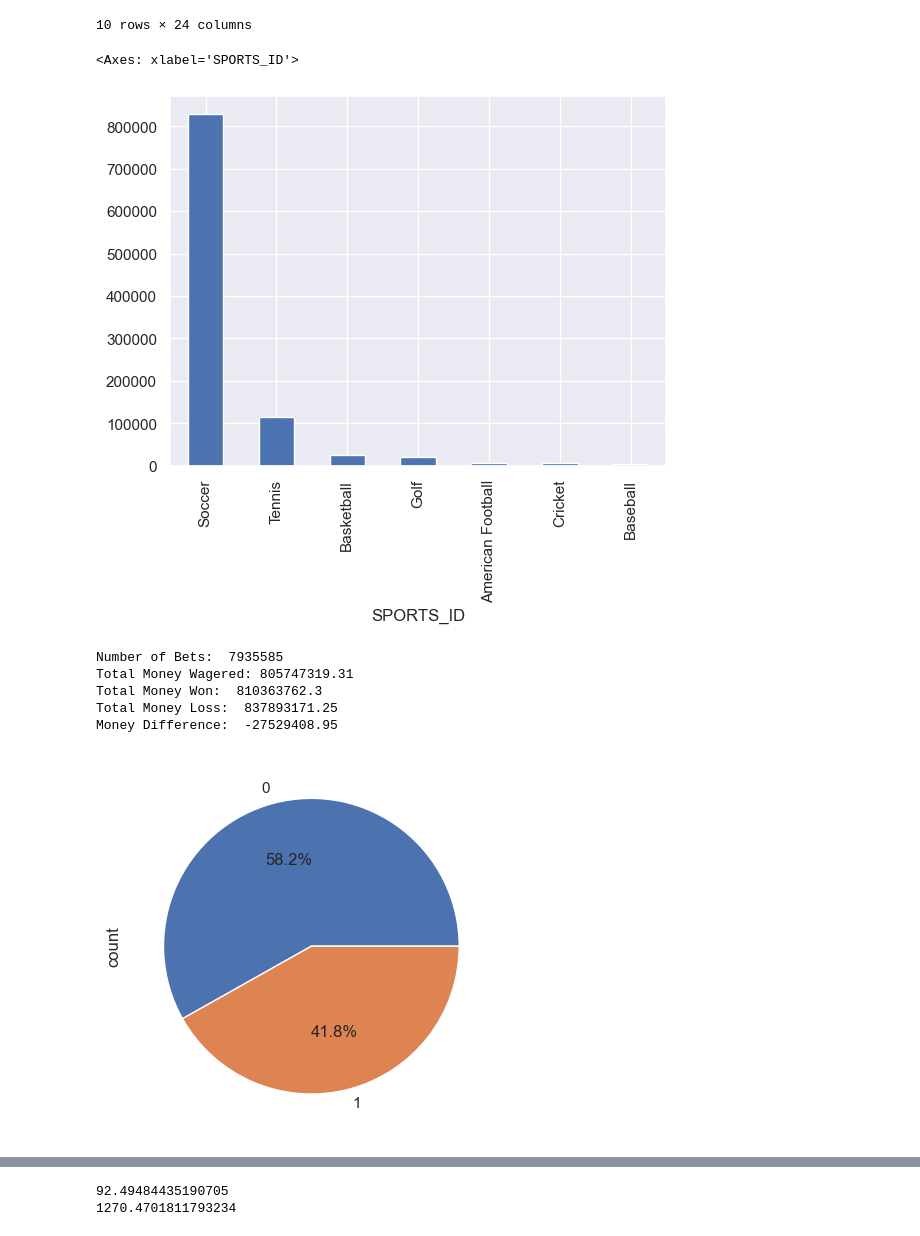
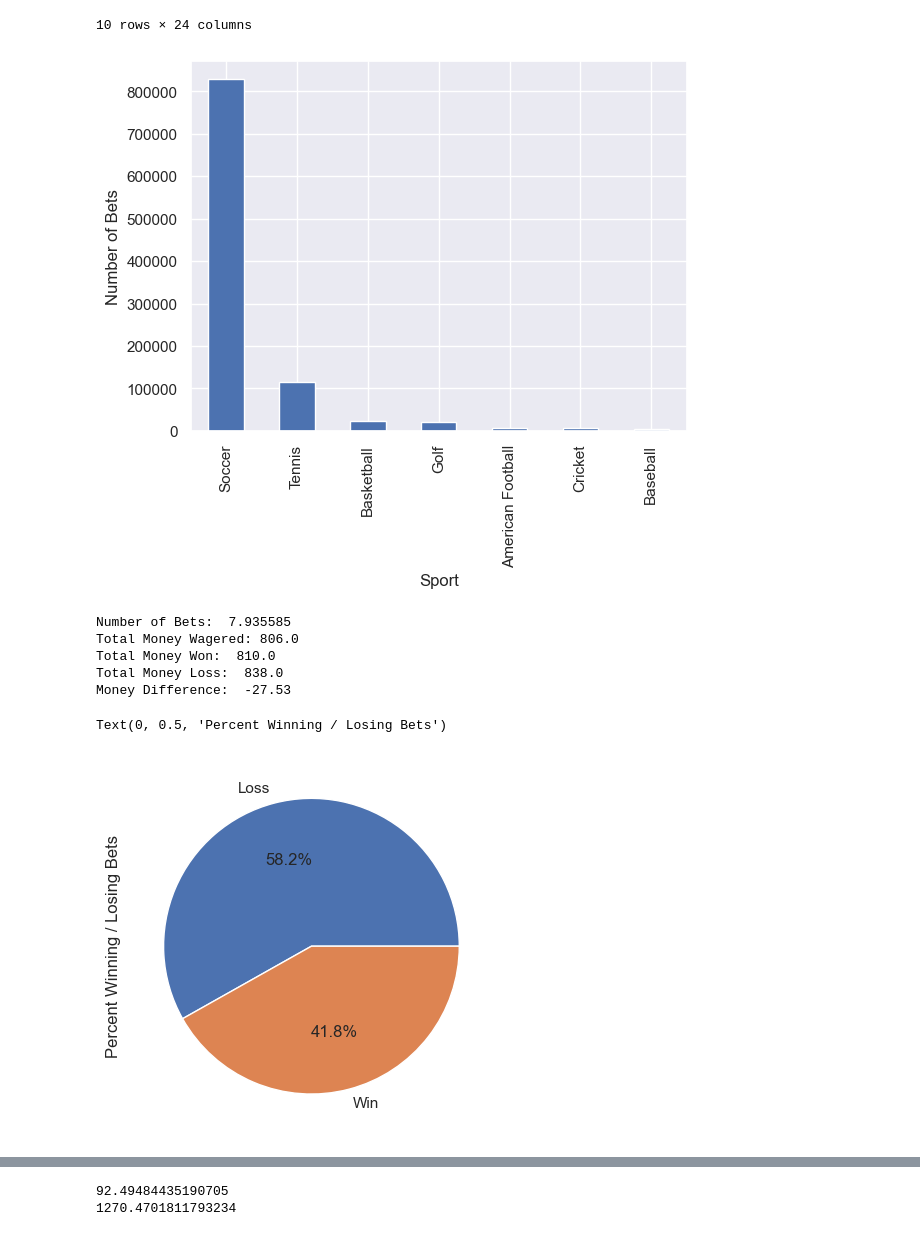
Before and after one commit to ns96/python-betfair, a Jupyter notebook: BetFairEDA_NS.ipynb, the cells around one changed output, grey strips where cells are left out. Saved outputs shown, nothing was run; the diff lists cells and outputs as text; code cells hidden in the pictures.

Commit message:
Minor updates to EDA notebooks and saved images of key plots and maps

```diff
--- a/BetFairEDA_NS.ipynb
+++ b/BetFairEDA_NS.ipynb
@@ -87,32 +88,39 @@ memory usage: 192.8+ MB
 # %%
 # lets see how many sports/events there are
 sports = betfair_df["SPORTS_ID"].value_counts().sort_values(ascending=False)
-sports.plot.bar()
+ax = sports.plot.bar()
+ax.set_xlabel("Sport")
+ax.set_ylabel("Number of Bets");
 # %% [output]
-<Axes: xlabel='SPORTS_ID'>
-[figure, old version]
+[figure, new version]
 # %%
 # lets get the number of best and money total
-num_of_bets = betfair_df["NUMBER_BETS"].sum()
-money_wagered = betfair_df["VOLUME_MATCHED"].sum()
-money_won = betfair_df["WIN_AMOUNT"].sum()
-money_loss = betfair_df["LOSS_AMOUNT"].sum()
+num_of_bets = betfair_df["NUMBER_BETS"].sum()/1e6
+money_wagered = betfair_df["VOLUME_MATCHED"].sum()/1e6
+money_won = betfair_df["WIN_AMOUNT"].sum()/1e6
+money_loss = betfair_df["LOSS_AMOUNT"].sum()/1e6
 
 print("Number of Bets: ", num_of_bets)
-print("Total Money Wagered:", round(money_wagered, 2))
-print("Total Money Won: ", round(money_won, 2))
-print("Total Money Loss: ", round(money_loss, 2))
+print("Total Money Wagered:", round(money_wagered,0))
+print("Total Money Won: ", round(money_won, 0))
+print("Total Money Loss: ", round(money_loss, 0))
 print("Money Difference: ", round(money_won - money_loss, 2))
 
 # lets see the winning and lossing bets
-betfair_df["WIN_FLAG"].value_counts().plot.pie(autopct='%1.1f%%');
+#ax = betfair_df["WIN_FLAG"].value_counts().plot.pie(autopct='%1.1f%%')
+#ax.set_ylabel("Percent Winning /Lossing Bets");
+per_df = betfair_df["WIN_FLAG"].value_counts()
+per_df.index = ["Loss", "Win"]
+ax = per_df.plot.pie(autopct='%1.1f%%')
+ax.set_ylabel("Percent Winning / Losing Bets")
 # %% [output]
-Number of Bets:  7935585
-Total Money Wagered: 805747319.31
-Total Money Won:  810363762.3
-Total Money Loss:  837893171.25
-Money Difference:  -27529408.95
+Number of Bets:  7.935585
+Total Money Wagered: 806.0
+Total Money Won:  810.0
+Total Money Loss:  838.0
+Money Difference:  -27.53
+Text(0, 0.5, 'Percent Winning / Losing Bets')
-[figure, old version]
+[figure, new version]
 # %%
 # create scatter plot showing odds vs winning percentage
 odds = np.arange(1.0,10.0, 0.1)
```
Also changed, not shown: parts of 15 cells of this notebook, 22 other files.
